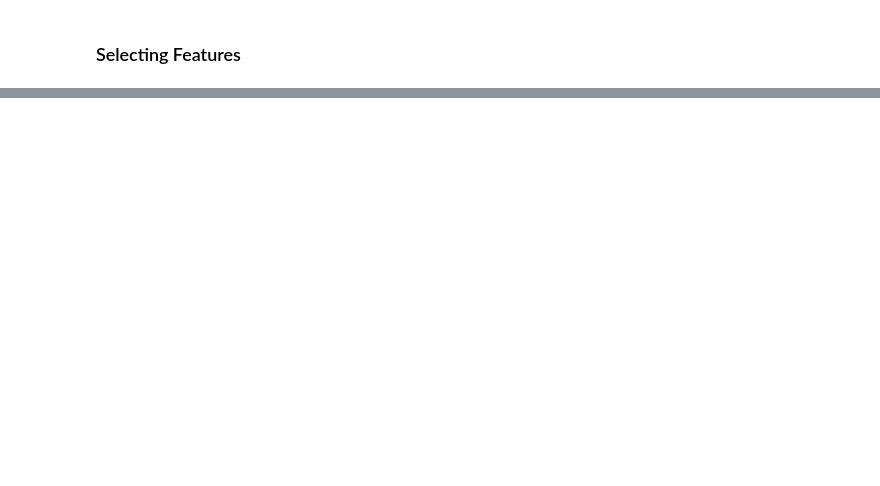
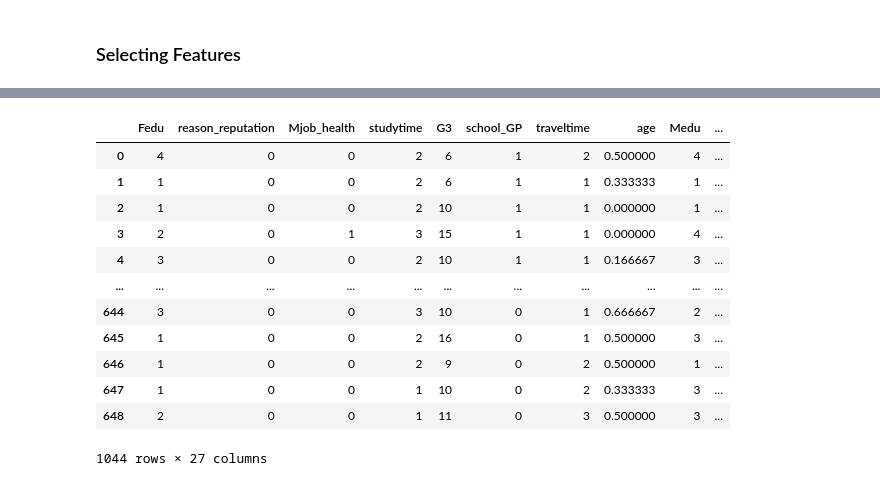
Before and after one commit to razatsutradhar/DS_exam_evaluation, a Jupyter notebook: data/final_project_data.ipynb, the cells around one changed output, grey strips where cells are left out. Cells and saved outputs as stored; diff of their text form; code cells hidden in the pictures; blank space fills up the shorter version.

Commit message:
finished data clean up

```diff
--- a/data/final_project_data.ipynb
+++ b/data/final_project_data.ipynb
@@ -420,0 +283,7 @@ display (binary1)
+# %%
+from sklearn.preprocessing import MinMaxScaler
+
+for f in cont_features:
+    scaler = MinMaxScaler()
+    one_hot_encoded_data[f] = scaler.fit_transform(one_hot_encoded_data[f].values.reshape(-1, 1))
+    print(f, 'min: ', one_hot_encoded_data[f].min(), 'max: ', one_hot_encoded_data[f].max())
@@ -421,2 +313,7 @@ display (binary1)
 # %% [markdown]
 ### Selecting Features
+# %%
+corr_arr = one_hot_encoded_data.corr()
+
+remove_vals = corr_arr["G3"].sort_values(ascending=False)
+print(remove_vals)
@@ -422,0 +338,13 @@ display (binary1)
+# %%
+#print all values with less than +/- 0.1 correlation
+remove_vals = remove_vals[remove_vals < 0.1]
+remove_vals = remove_vals[remove_vals > -0.1]
+
+keep_vals = set(one_hot_encoded_data.columns.to_list()).difference(set(remove_vals.index.to_list()))
+keep_vals = list(keep_vals)
+
+print("features removed:", len(remove_vals.index.to_list()))
+print(remove_vals.index.to_list())
+
+print("\n\nfeatures left:", len(one_hot_encoded_data.columns) - len(remove_vals))
+print(keep_vals)
@@ -422,0 +358,19 @@ display (binary1)
+# %%
+binary1 = pd.get_dummies(one_hot_encoded_data[keep_vals])
+binary1.to_csv('final_data.csv')
+
+display (binary1)
+# %% [output]
+|  | Fedu | reason_reputation | Mjob_health | studytime | G3 | school_GP | traveltime | age | Medu | ... |
+| 0 | 4 | 0 | 0 | 2 | 6 | 1 | 2 | 0.500000 | 4 | ... |
+| 1 | 1 | 0 | 0 | 2 | 6 | 1 | 1 | 0.333333 | 1 | ... |
+| 2 | 1 | 0 | 0 | 2 | 10 | 1 | 1 | 0.000000 | 1 | ... |
+| 3 | 2 | 0 | 1 | 3 | 15 | 1 | 1 | 0.000000 | 4 | ... |
+| 4 | 3 | 0 | 0 | 2 | 10 | 1 | 1 | 0.166667 | 3 | ... |
+| ... | ... | ... | ... | ... | ... | ... | ... | ... | ... | ... |
+| 644 | 3 | 0 | 0 | 3 | 10 | 0 | 1 | 0.666667 | 2 | ... |
+| 645 | 1 | 0 | 0 | 2 | 16 | 0 | 1 | 0.500000 | 3 | ... |
+| 646 | 1 | 0 | 0 | 2 | 9 | 0 | 2 | 0.500000 | 1 | ... |
+| 647 | 1 | 0 | 0 | 1 | 10 | 0 | 2 | 0.333333 | 3 | ... |
+| 648 | 2 | 0 | 0 | 1 | 11 | 0 | 3 | 0.500000 | 3 | ... |
+1044 rows × 27 columns
```
Also changed, not shown: parts of 13 cells of this notebook, 1 other file.
